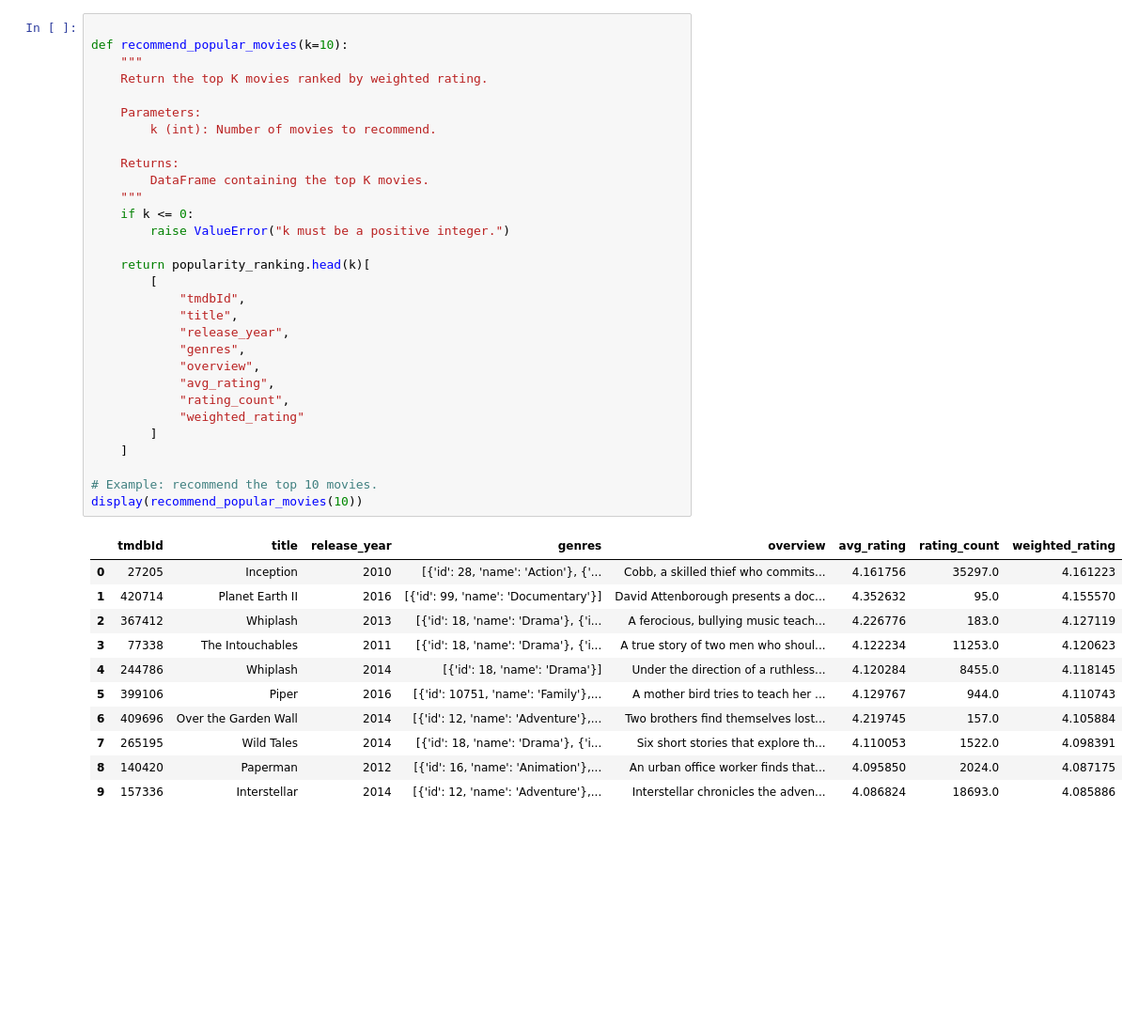
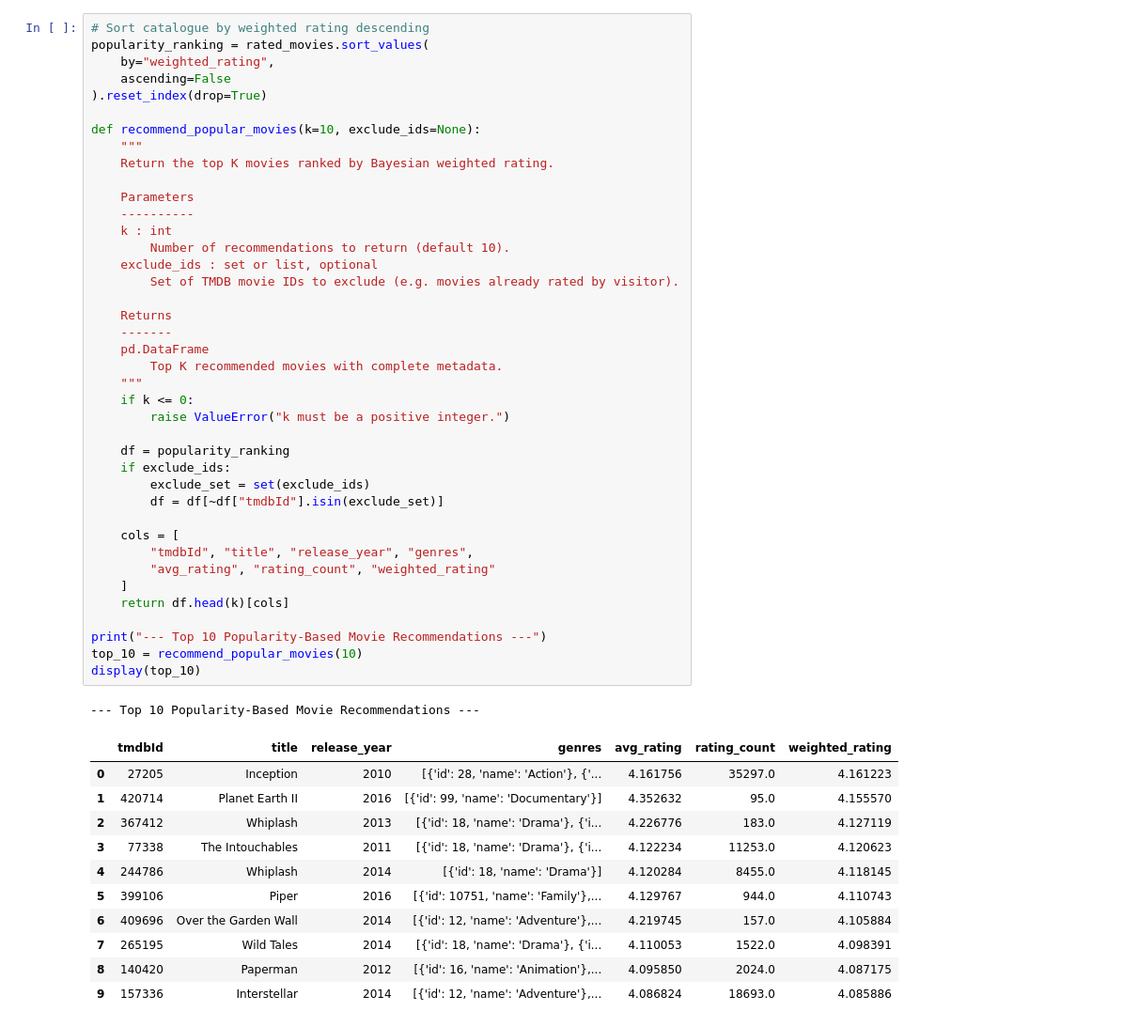
Before and after one commit to kurupashwin482-web/MovieMatch, a Jupyter notebook: Notebooks/02_popularity.ipynb, the cells around one changed output. Shown at 94% size. Saved outputs shown, nothing was run; the diff lists cells and outputs as text; blank space fills up the shorter version.

```diff
--- a/Notebooks/02_popularity.ipynb
+++ b/Notebooks/02_popularity.ipynb
@@ -169,42 +151,53 @@ ranked by weighted rating.
 # %%
+# Sort catalogue by weighted rating descending
+popularity_ranking = rated_movies.sort_values(
+    by="weighted_rating",
+    ascending=False
+).reset_index(drop=True)
 
-def recommend_popular_movies(k=10):
+def recommend_popular_movies(k=10, exclude_ids=None):
     """
-    Return the top K movies ranked by weighted rating.
+    Return the top K movies ranked by Bayesian weighted rating.
 
-    Parameters:
-        k (int): Number of movies to recommend.
+    Parameters
+    ----------
+    k : int
+        Number of recommendations to return (default 10).
+    exclude_ids : set or list, optional
+        Set of TMDB movie IDs to exclude (e.g. movies already rated by visitor).
 
-    Returns:
-        DataFrame containing the top K movies.
+    Returns
+    -------
+    pd.DataFrame
+        Top K recommended movies with complete metadata.
     """
     if k <= 0:
         raise ValueError("k must be a positive integer.")
 
-    return popularity_ranking.head(k)[
-        [
-            "tmdbId",
-            "title",
-            "release_year",
-            "genres",
-            "overview",
-            "avg_rating",
-            "rating_count",
-            "weighted_rating"
-        ]
+    df = popularity_ranking
+    if exclude_ids:
+        exclude_set = set(exclude_ids)
+        df = df[~df["tmdbId"].isin(exclude_set)]
+
+    cols = [
+        "tmdbId", "title", "release_year", "genres",
+        "avg_rating", "rating_count", "weighted_rating"
     ]
+    return df.head(k)[cols]
 
-# Example: recommend the top 10 movies.
-display(recommend_popular_movies(10))
+print("--- Top 10 Popularity-Based Movie Recommendations ---")
+top_10 = recommend_popular_movies(10)
+display(top_10)
 # %% [output]
+--- Top 10 Popularity-Based Movie Recommendations ---
-|  | tmdbId | title | release_year | genres | overview | avg_rating | rating_count | weighted_rating |
-| 0 | 27205 | Inception | 2010 | [{'id': 28, 'name': 'Action'}, {'... | Cobb, a skilled thief who commits... | 4.161756 | 35297.0 | 4.161223 |
-| 1 | 420714 | Planet Earth II | 2016 | [{'id': 99, 'name': 'Documentary'}] | David Attenborough presents a doc... | 4.352632 | 95.0 | 4.155570 |
-| 2 | 367412 | Whiplash | 2013 | [{'id': 18, 'name': 'Drama'}, {'i... | A ferocious, bullying music teach... | 4.226776 | 183.0 | 4.127119 |
-| 3 | 77338 | The Intouchables | 2011 | [{'id': 18, 'name': 'Drama'}, {'i... | A true story of two men who shoul... | 4.122234 | 11253.0 | 4.120623 |
-| 4 | 244786 | Whiplash | 2014 | [{'id': 18, 'name': 'Drama'}] | Under the direction of a ruthless... | 4.120284 | 8455.0 | 4.118145 |
-| 5 | 399106 | Piper | 2016 | [{'id': 10751, 'name': 'Family'},... | A mother bird tries to teach her ... | 4.129767 | 944.0 | 4.110743 |
-| 6 | 409696 | Over the Garden Wall | 2014 | [{'id': 12, 'name': 'Adventure'},... | Two brothers find themselves lost... | 4.219745 | 157.0 | 4.105884 |
-| 7 | 265195 | Wild Tales | 2014 | [{'id': 18, 'name': 'Drama'}, {'i... | Six short stories that explore th... | 4.110053 | 1522.0 | 4.098391 |
-| 8 | 140420 | Paperman | 2012 | [{'id': 16, 'name': 'Animation'},... | An urban office worker finds that... | 4.095850 | 2024.0 | 4.087175 |
-| 9 | 157336 | Interstellar | 2014 | [{'id': 12, 'name': 'Adventure'},... | Interstellar chronicles the adven... | 4.086824 | 18693.0 | 4.085886 |
+|  | tmdbId | title | release_year | genres | avg_rating | rating_count | weighted_rating |
+| 0 | 27205 | Inception | 2010 | [{'id': 28, 'name': 'Action'}, {'... | 4.161756 | 35297.0 | 4.161223 |
+| 1 | 420714 | Planet Earth II | 2016 | [{'id': 99, 'name': 'Documentary'}] | 4.352632 | 95.0 | 4.155570 |
+| 2 | 367412 | Whiplash | 2013 | [{'id': 18, 'name': 'Drama'}, {'i... | 4.226776 | 183.0 | 4.127119 |
+| 3 | 77338 | The Intouchables | 2011 | [{'id': 18, 'name': 'Drama'}, {'i... | 4.122234 | 11253.0 | 4.120623 |
+| 4 | 244786 | Whiplash | 2014 | [{'id': 18, 'name': 'Drama'}] | 4.120284 | 8455.0 | 4.118145 |
+| 5 | 399106 | Piper | 2016 | [{'id': 10751, 'name': 'Family'},... | 4.129767 | 944.0 | 4.110743 |
+| 6 | 409696 | Over the Garden Wall | 2014 | [{'id': 12, 'name': 'Adventure'},... | 4.219745 | 157.0 | 4.105884 |
+| 7 | 265195 | Wild Tales | 2014 | [{'id': 18, 'name': 'Drama'}, {'i... | 4.110053 | 1522.0 | 4.098391 |
+| 8 | 140420 | Paperman | 2012 | [{'id': 16, 'name': 'Animation'},... | 4.095850 | 2024.0 | 4.087175 |
+| 9 | 157336 | Interstellar | 2014 | [{'id': 12, 'name': 'Adventure'},... | 4.086824 | 18693.0 | 4.085886 |
```
Also changed, not shown: parts of 29 cells of this notebook, 8 other files.
